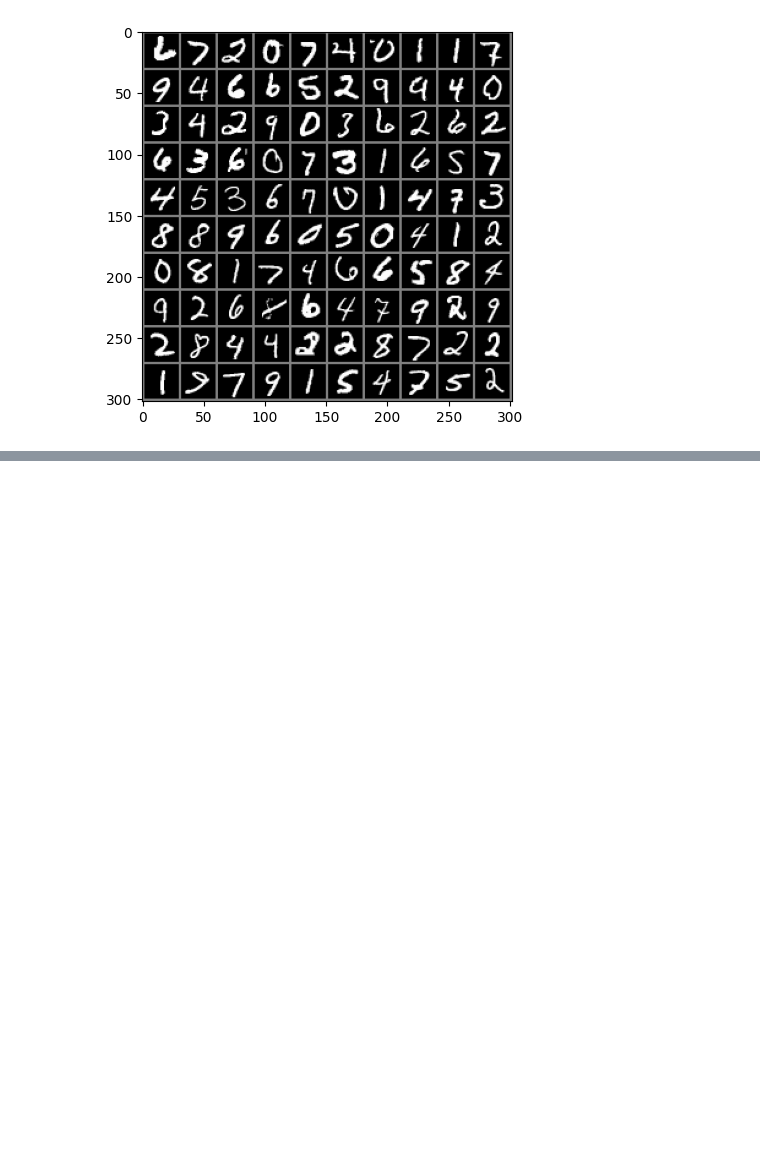
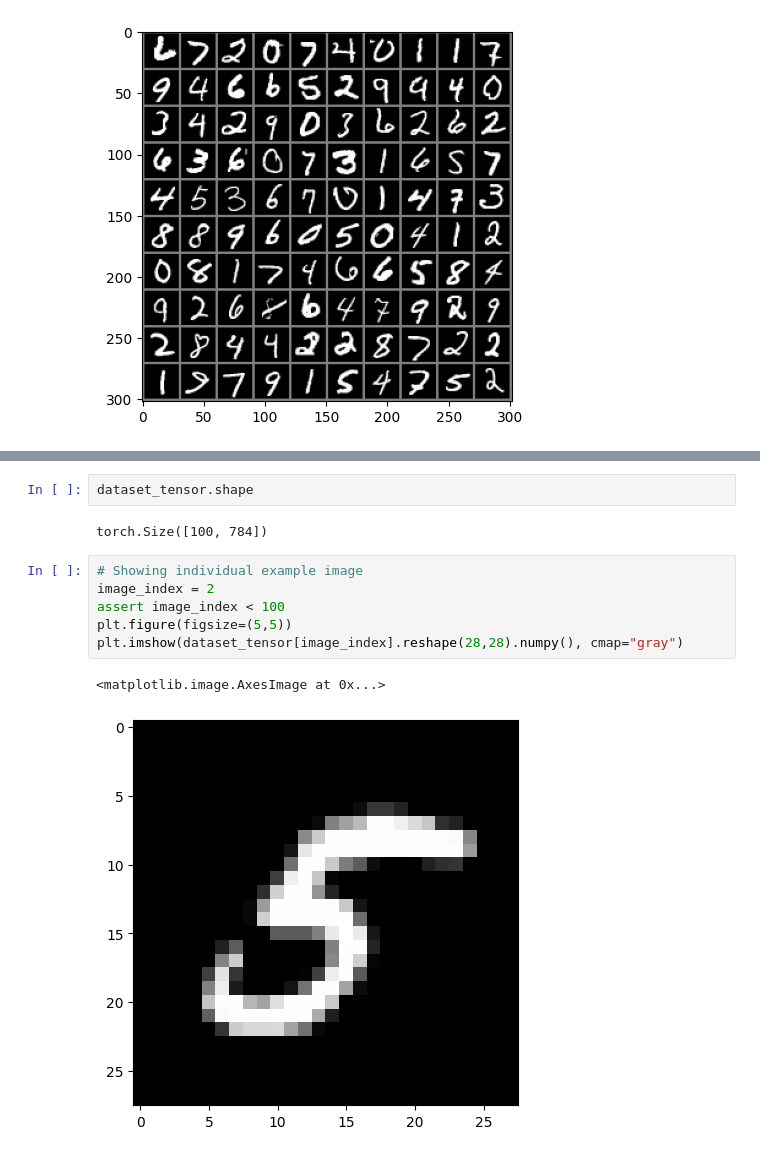
Before and after one commit to KjetilIN/attention-basics, a Jupyter notebook: attention.ipynb, the cells around one changed output, grey strips where cells are left out. Cells and saved outputs as stored; diff of their text form; blank space fills up the shorter version.

Commit message:
add: showing different examples from the data tensor

```diff
--- a/attention.ipynb
+++ b/attention.ipynb
@@ -66,0 +43,13 @@ plt.imshow(out.numpy().transpose(1,2,0))
+# %%
+dataset_tensor.shape
+# %% [output]
+torch.Size([100, 784])
+# %%
+# Showing individual example image
+image_index = 2
+assert image_index < 100
+plt.figure(figsize=(5,5))
+plt.imshow(dataset_tensor[image_index].reshape(28,28).numpy(), cmap="gray")
+# %% [output]
+<matplotlib.image.AxesImage at 0x...>
+[figure, added]
```
Also changed, not shown: parts of 4 cells of this notebook.
